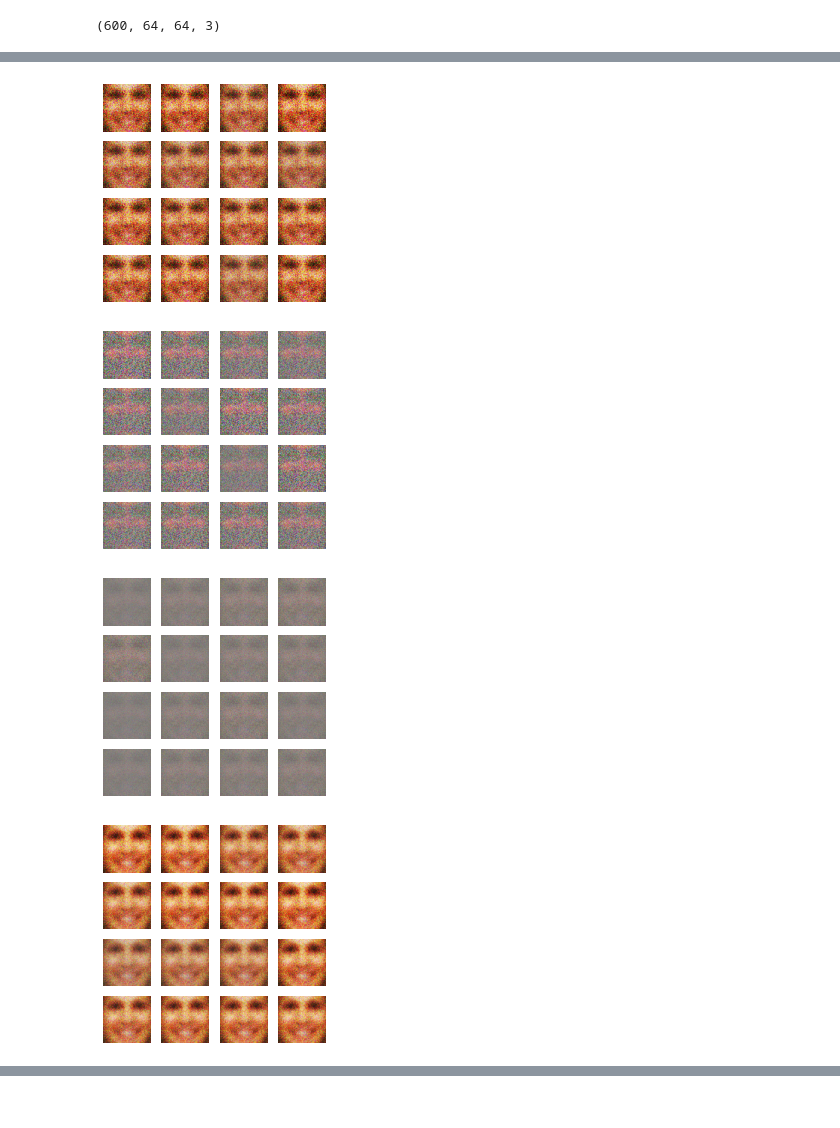
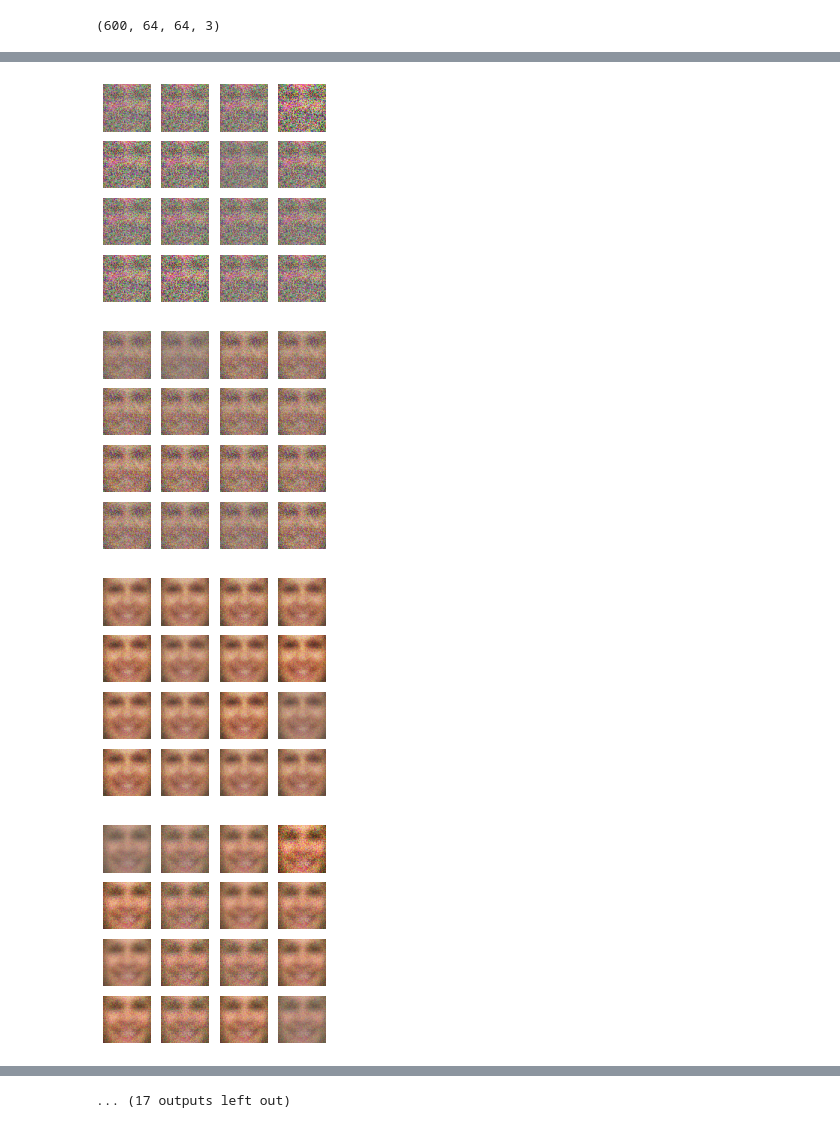
Before and after one commit to yooyeollee/2022, a Jupyter notebook: GAN_Smile.ipynb, the cells around one changed output, grey strips where cells are left out. Saved outputs shown, nothing was run; the diff lists cells and outputs as text; code cells hidden in the pictures.

```diff
--- a/GAN_Smile.ipynb
+++ b/GAN_Smile.ipynb
@@ -228,9 +228,9 @@ def sample_images(generator, image_grid_rows=4, image_grid_columns=4):
             cnt += 1
 
 
-iterations = 1000
+iterations = 5000
 batch_size = 128
-sample_interval = 100
+sample_interval = 200
 
 train(iterations, batch_size, sample_interval, X_train)
 
@@ -281,5 +298,5 @@ plt.show()
-[figure, old version]
+[figure, new version]
-[figure, old version]
+[figure, new version]
-[figure, old version]
+[figure, new version]
-[figure, old version]
+[figure, new version]
 [figure]
@@ -292,0 +308 @@ plt.show()
+... (17 outputs left out)
```
Also changed, not shown: parts of 3 cells of this notebook.
